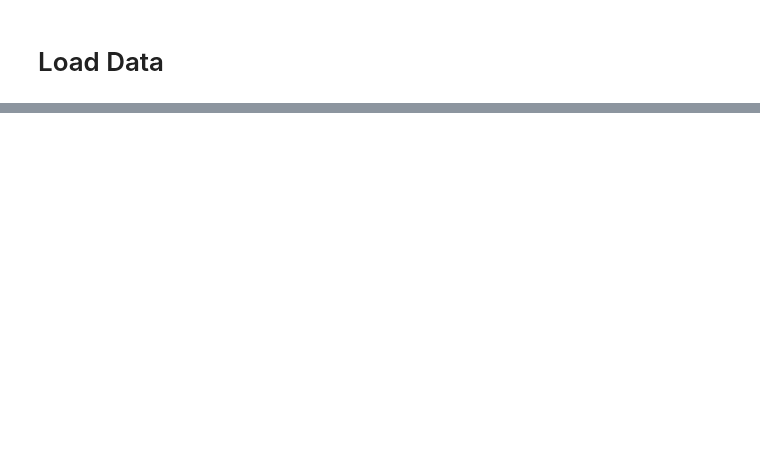
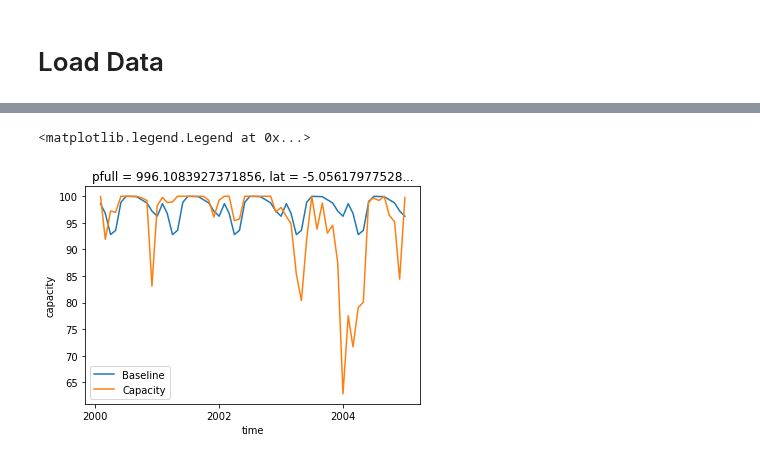
Before and after one commit to KYan19/pei, a Jupyter notebook: notebooks/8.0_Emergence_Updated.ipynb, the cells around one changed output, grey strips where cells are left out. Saved outputs shown, nothing was run; the diff lists cells and outputs as text; code cells hidden in the pictures; blank space fills up the shorter version.

```diff
--- a/notebooks/8.0_Emergence_Updated.ipynb
+++ b/notebooks/8.0_Emergence_Updated.ipynb
@@ -186,0 +111,11 @@ fig.suptitle('CESM2: Fraction of Population Emerged',fontsize=16);
+# %%
+ds_point = ds_esm2m.sel(lat=-5,lon=295,method='nearest').isel(ensemble=0)
+# %%
+ds_short = ds_point.isel(time=slice(0,60))
+fig,ax=plt.subplots()
+ds_short['baseline'].plot(ax=ax)
+ds_short['capacity'].plot(ax=ax)
+ax.legend(['Baseline','Capacity'])
+# %% [output]
+<matplotlib.legend.Legend at 0x...>
+[figure, added]
```
Also changed, not shown: parts of 32 cells of this notebook, 6 other files.
